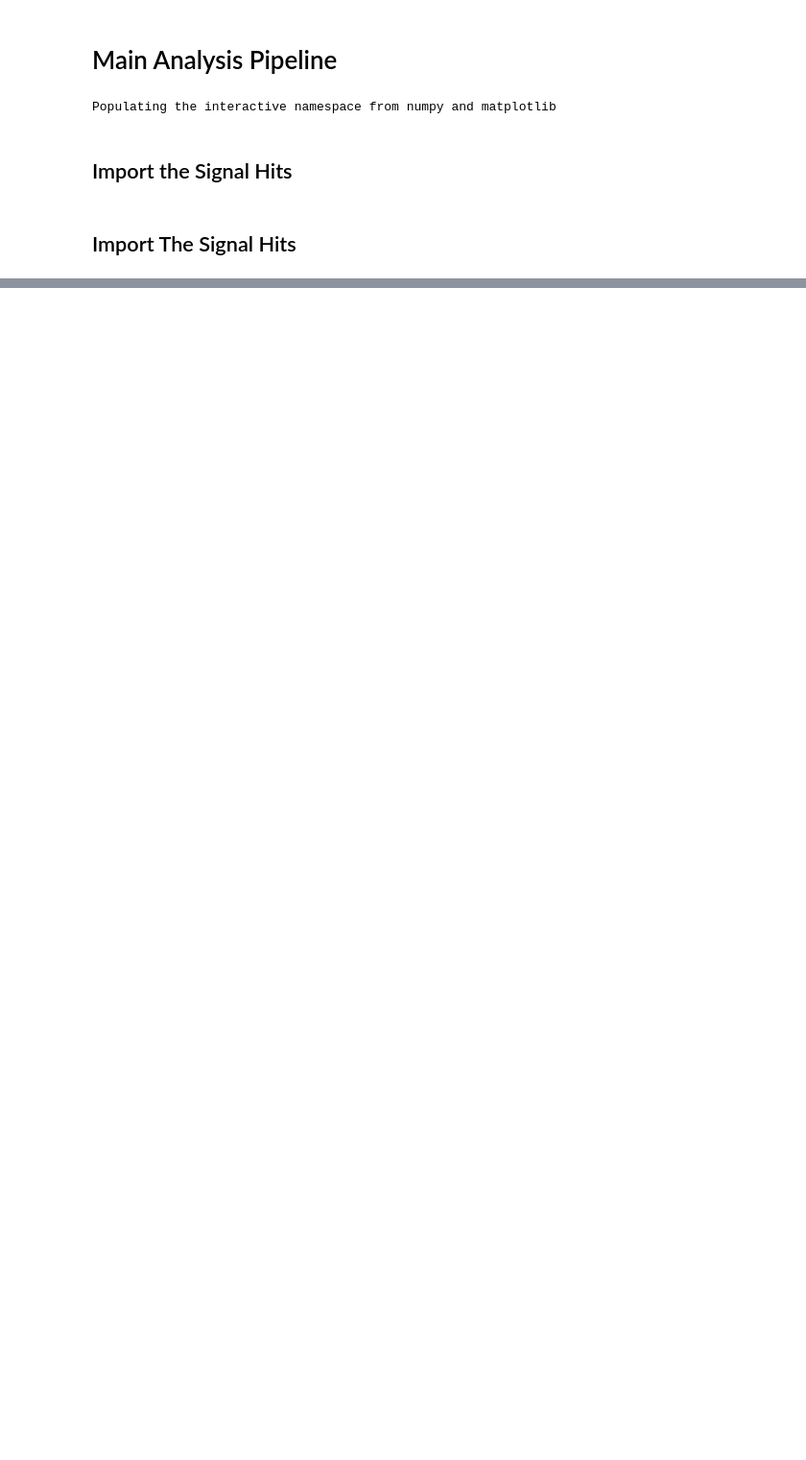
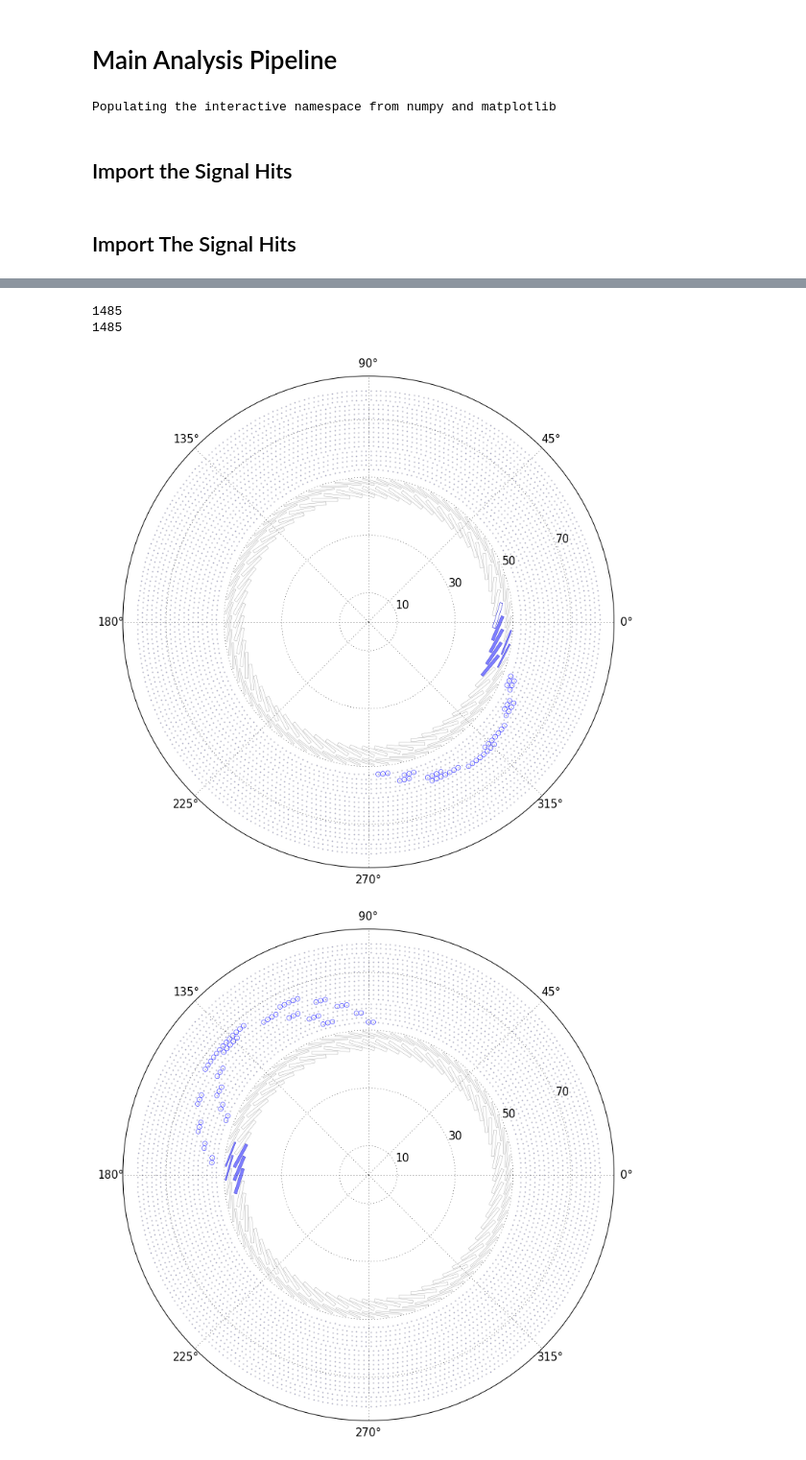
Before and after one commit to ewengillies/track-finding-yandex, a Jupyter notebook: notebooks/PrepareSignalSample.ipynb, the cells around one changed output, grey strips where cells are left out. Shown at 96% size. Saved outputs shown, nothing was run; the diff lists cells and outputs as text; code cells hidden in the pictures; blank space fills up the shorter version.

Commit message:
Updated triggering logic

```diff
--- a/notebooks/PrepareSignalSample.ipynb
+++ b/notebooks/PrepareSignalSample.ipynb
@@ -58,5 +135,5 @@ def import_cdc_sample(cdc_file, min_hits=30, max_layer=4):
 # %%
 file_base = "/home/elg112/ICEDUST_old/track_finding_standalone/"\
             "track_finding_yandex/data/"
-cdc_sig_file = file_base + "oa_xx_xxx_09000001-0000_7es54i4i543a_user-TrkTree_000_signal.root"
-cth_sig_file = cdc_sig_file
+sig_file = file_base + "oa_xx_xxx_09000001-0000_7es54i4i543a_user-TrkTree_000_signal.root"
+out_file_name = file_base+"with_trig_test_both.root"
@@ -109,2 +140,35 @@ def copy_in_trigger_signal(in_files_name, out_file_name, tree_name,
-# %%
-out_file_name = file_base+"with_trig_test.root"
+# %%
+cdc_sample = CyDetHits(out_file_name,
+                       tree="CDCHitTree",
+                       selection="CDCHit.fGoodTrack == 1 && CDCHit.fGoodTrig == 1")
+cth_sample = CTHHits(out_file_name,
+                     tree="CTHHitTree",
+                     selection="CTHHit.fGoodTrack == 1 && CTHHit.fGoodTrig == 1")
+# %%
+print cth_sample.n_events
+print cdc_sample.n_events
+# %% [output]
+1485
+1485
+# %%
+hits = CDCHits(cdc_sample, cth_sample)
+hits.cth.set_trigger_time()
+# %%
+for evt in range(10):
+    # Plot the output
+    plot_output(np.zeros_like(hits.cydet.get_hit_types(evt)), hits.cydet.geom)
+    # Add hit outlines
+    plot_add_outlines(hits.cydet.get_hit_types(evt), hits.cydet.geom)
+    # Add volume outlines
+    plot_add_cth_outlines(hits.cth.geom)
+    # Add the CTH vols with hits
+    cth_vol_types = hits.cth.get_vol_types(evt)
+    plot_add_cth(cth_vol_types, hits.cth.get_trig_vector(evt)[0], hits.cth.geom)
+    cth_hits = hits.cth.get_events(evt)
+    cdc_hits = hits.cydet.get_signal_hits(evt)
+    #plt.scatter(cth_hits[x_pos_name], cth_hits[y_pos_name], s=1, transform=gca().transData._b)
+    #plt.scatter(cdc_hits[cydet_x_pos_name], cdc_hits[cydet_y_pos_name], s=1, transform=gca().transData._b)
+    plt.show()
+# %% [output]
+[figure, added]
+[figure, added]
```
Also changed, not shown: parts of 14 cells of this notebook, 2 other files.
